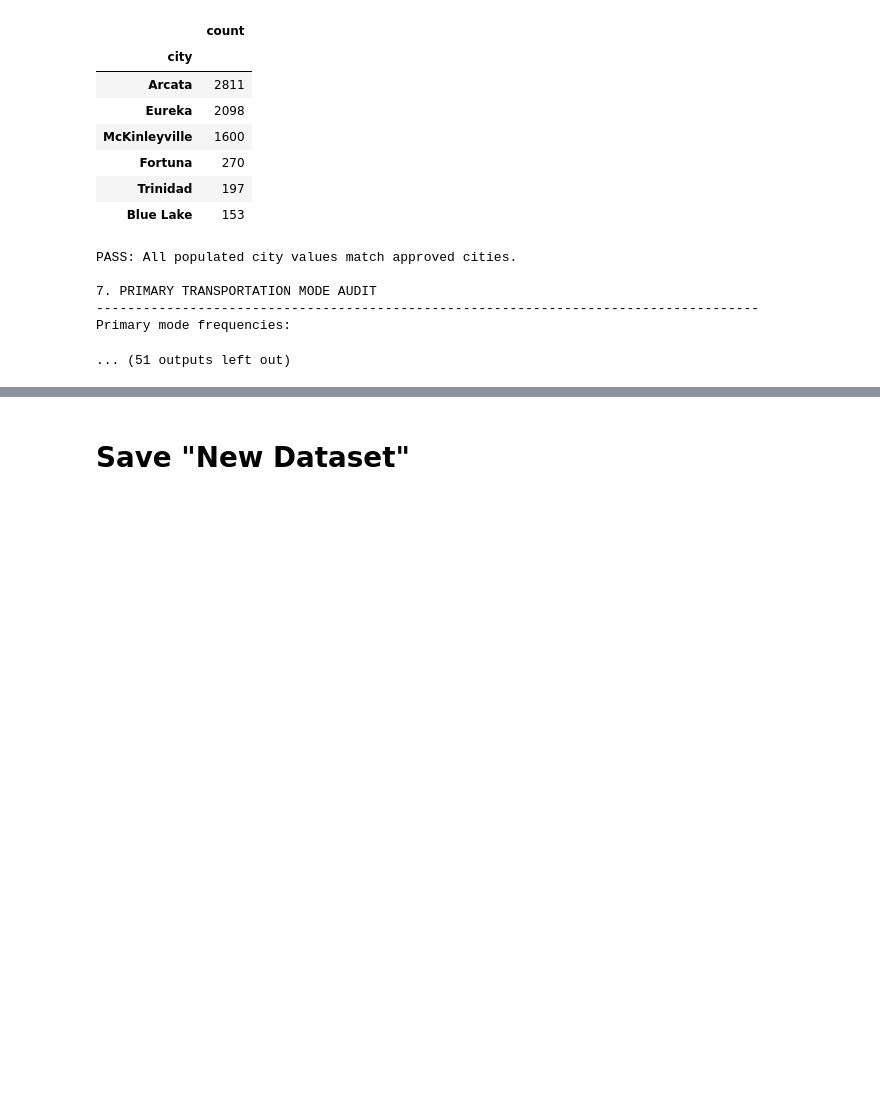
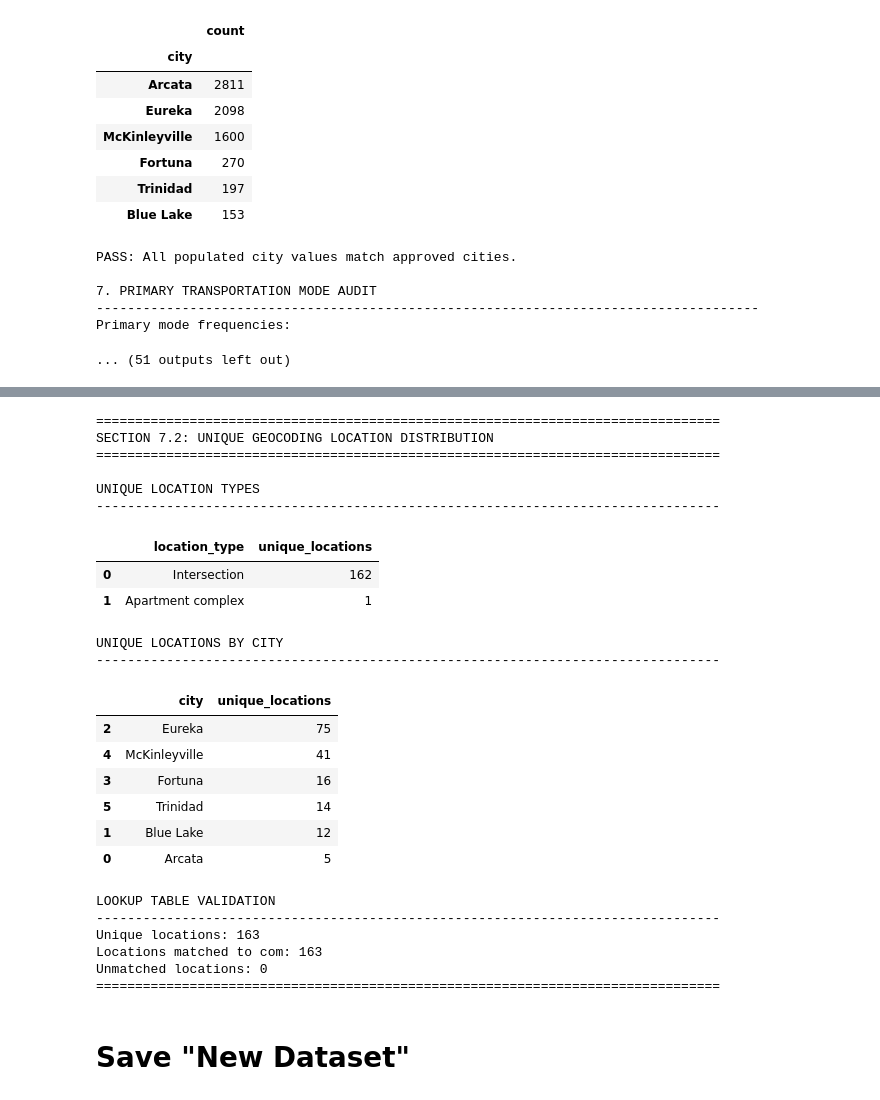
Before and after one commit to GoodLuckDiego/data311_project2, a Jupyter notebook: analysis/cleaning.ipynb, the cells around one changed output, grey strips where cells are left out. Drawn from its saved outputs; the diff is of its cells as text; code cells hidden in the pictures; blank space fills up the shorter version.

```diff
--- a/analysis/cleaning.ipynb
+++ b/analysis/cleaning.ipynb
@@ -5116,3 +6601,83 @@ Primary mode frequencies:
+# %%
+# UNIQUE GEOCODING LOCATION DISTRIBUTION
+
+
+print("=" * 80)
+print("SECTION 7.2: UNIQUE GEOCODING LOCATION DISTRIBUTION")
+print("=" * 80)
+
+# Count unique locations by type.
+print("\nUNIQUE LOCATION TYPES")
+print("-" * 80)
+
+display(
+    geocode_reference["geocode_location_type"]
+    .value_counts()
+    .rename_axis("location_type")
+    .reset_index(name="unique_locations")
+)
+
+# Recover city information from respondent records.
+location_city = (
+    com.loc[
+        com["geocode_location"].notna(),
+        ["geocode_location", "city"]
+    ]
+    .drop_duplicates()
+)
+
+# Count unique geographic locations by city.
+city_location_audit = (
+    location_city
+    .groupby("city", dropna=False)
+    .size()
+    .reset_index(name="unique_locations")
+    .sort_values("unique_locations", ascending=False)
+)
+
+print("\nUNIQUE LOCATIONS BY CITY")
+print("-" * 80)
+
+display(city_location_audit)
+
+# Verify that every lookup location has a respondent-level match.
+lookup_check = geocode_reference["geocode_location"].isin(
+    com["geocode_location"]
+)
+
+print("\nLOOKUP TABLE VALIDATION")
+print("-" * 80)
+
+print("Unique locations:", len(geocode_reference))
+print("Locations matched to com:", lookup_check.sum())
+print("Unmatched locations:", (~lookup_check).sum())
+
+print("=" * 80)
+# %% [output]
+================================================================================
+SECTION 7.2: UNIQUE GEOCODING LOCATION DISTRIBUTION
+================================================================================
+
+UNIQUE LOCATION TYPES
+--------------------------------------------------------------------------------
+|  | location_type | unique_locations |
+| 0 | Intersection | 162 |
+| 1 | Apartment complex | 1 |
+UNIQUE LOCATIONS BY CITY
+--------------------------------------------------------------------------------
+|  | city | unique_locations |
+| 2 | Eureka | 75 |
+| 4 | McKinleyville | 41 |
+| 3 | Fortuna | 16 |
+| 5 | Trinidad | 14 |
+| 1 | Blue Lake | 12 |
+| 0 | Arcata | 5 |
+LOOKUP TABLE VALIDATION
+--------------------------------------------------------------------------------
+Unique locations: 163
+Locations matched to com: 163
+Unmatched locations: 0
+================================================================================
 # %% [markdown]
 # Save "New Dataset"
 # %%
```
Also changed, not shown: parts of 15 cells of this notebook, 1 other file.
